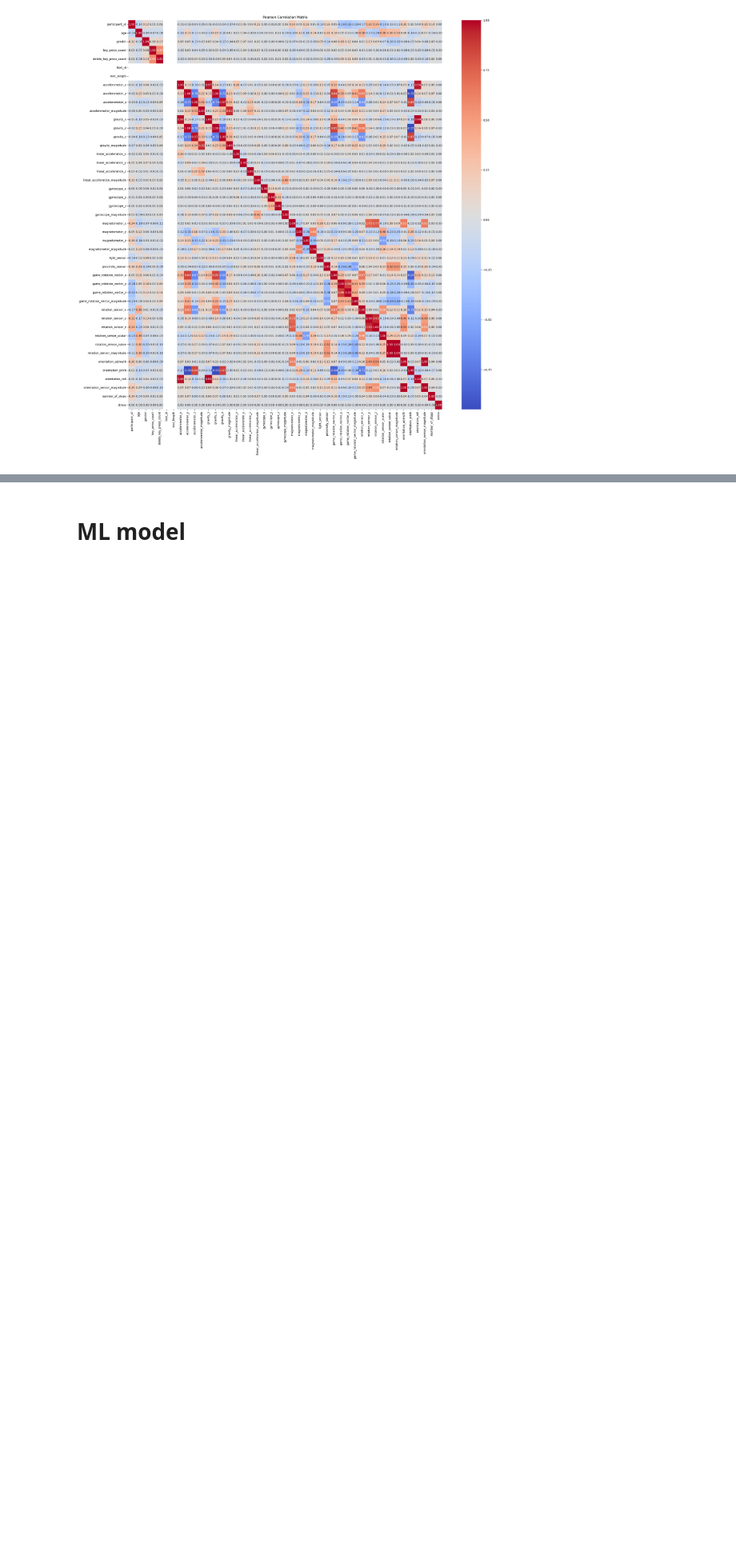
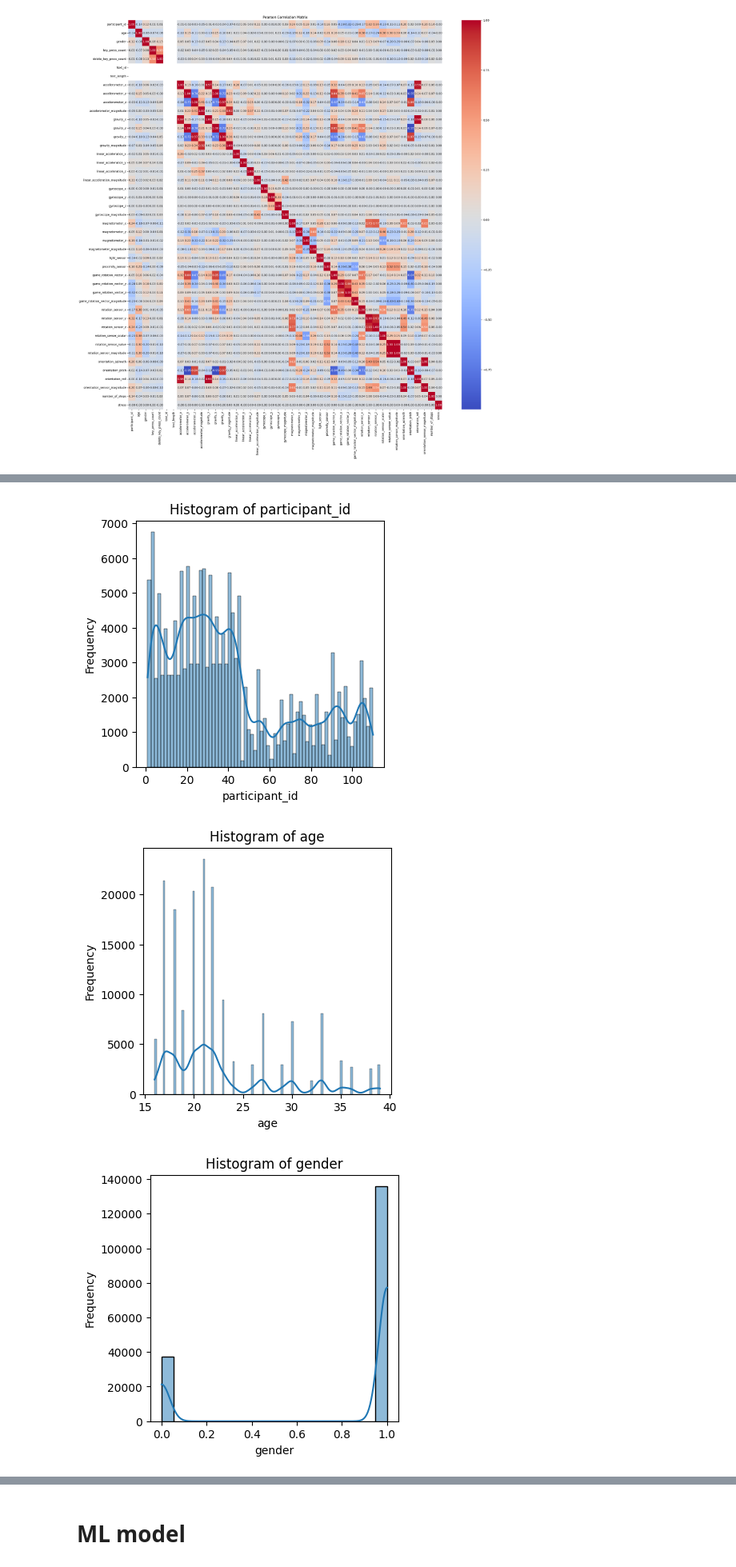
Before and after one commit to dead96pool/stress_detection_mlai, a Jupyter notebook: MLAI_project.ipynb, the cells around one changed output, grey strips where cells are left out. Shown at 80% size. Saved outputs shown, nothing was run; the diff lists cells and outputs as text; code cells hidden in the pictures; blank space fills up the shorter version.

```diff
--- a/MLAI_project.ipynb
+++ b/MLAI_project.ipynb
@@ -266,0 +281,13 @@ plt.show()
+# %%
+numerical_cols = combined_df.select_dtypes(include=['float64', 'int64']).columns
+for col in combined_df.columns:
+    plt.figure(figsize=(4, 4))
+    sns.histplot(combined_df[col], kde=True)
+    plt.title(f'Histogram of {col}')
+    plt.xlabel(col)
+    plt.ylabel('Frequency')
+    plt.show()
+# %% [output]
+[figure, added]
+[figure, added]
+[figure, added]
```
Also changed, not shown: parts of 34 cells of this notebook.
